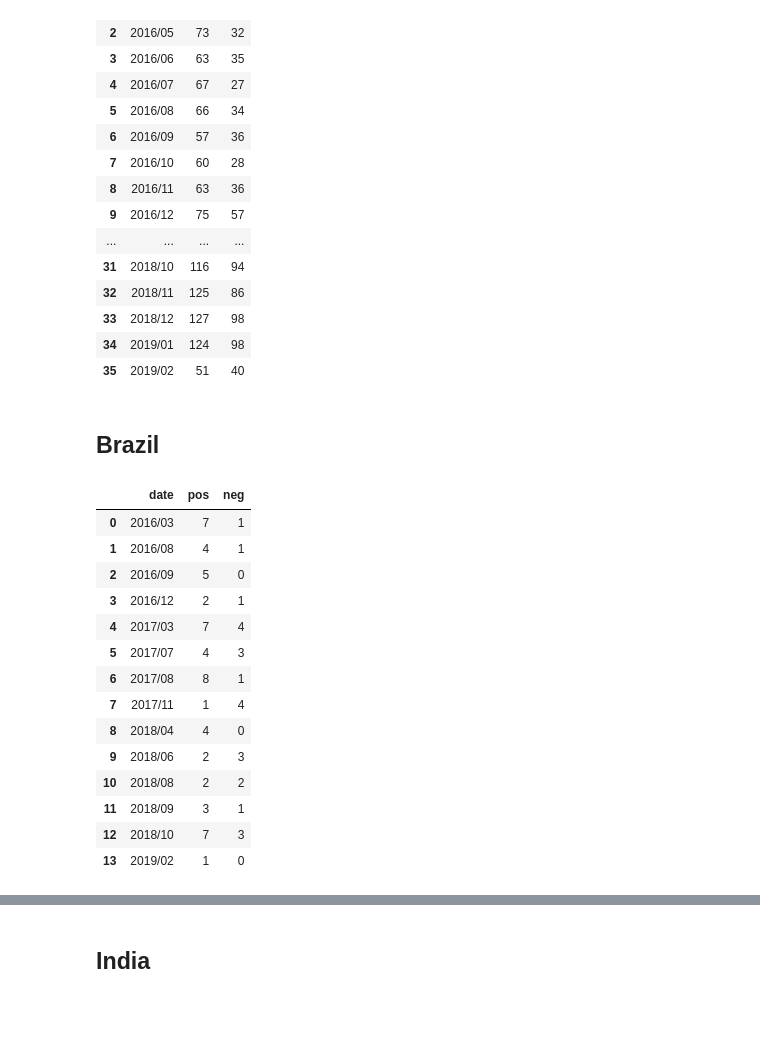
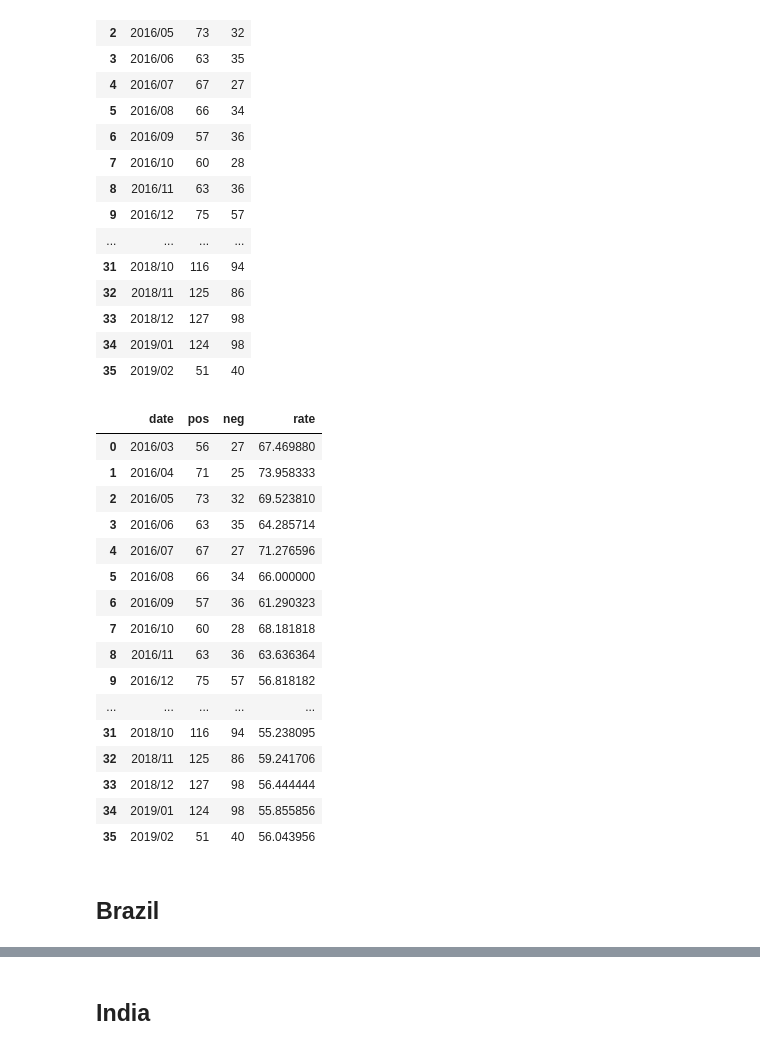
Before and after one commit to Jtrue27/Fintech-TM-ML, a Jupyter notebook: emotion/predict_new.ipynb, the cells around one changed output, grey strips where cells are left out. Drawn from its saved outputs; the diff is of its cells as text; code cells hidden in the pictures; blank space fills up the shorter version.

```diff
--- a/emotion/predict_new.ipynb
+++ b/emotion/predict_new.ipynb
@@ -139,27 +139,35 @@ china_df
 | 33 | 2018/12 | 127 | 98 |
 | 34 | 2019/01 | 124 | 98 |
 | 35 | 2019/02 | 51 | 40 |
+# %%
+def get_percentage(data):
+    percentage=[]
+    for i in range(36):
+        total=data['pos'][i]+data['neg'][i]
+        percentage.append((data['pos'][i]/total)*100)
+
+    data['rate']=percentage
+    return data
+# %%
+china_df=get_percentage(china_df)
+china_df
+# %% [output]
+|  | date | pos | neg | rate |
+| 0 | 2016/03 | 56 | 27 | 67.469880 |
+| 1 | 2016/04 | 71 | 25 | 73.958333 |
+| 2 | 2016/05 | 73 | 32 | 69.523810 |
+| 3 | 2016/06 | 63 | 35 | 64.285714 |
+| 4 | 2016/07 | 67 | 27 | 71.276596 |
+| 5 | 2016/08 | 66 | 34 | 66.000000 |
+| 6 | 2016/09 | 57 | 36 | 61.290323 |
+| 7 | 2016/10 | 60 | 28 | 68.181818 |
+| 8 | 2016/11 | 63 | 36 | 63.636364 |
+| 9 | 2016/12 | 75 | 57 | 56.818182 |
+| ... | ... | ... | ... | ... |
+| 31 | 2018/10 | 116 | 94 | 55.238095 |
+| 32 | 2018/11 | 125 | 86 | 59.241706 |
+| 33 | 2018/12 | 127 | 98 | 56.444444 |
+| 34 | 2019/01 | 124 | 98 | 55.855856 |
+| 35 | 2019/02 | 51 | 40 | 56.043956 |
 # %% [markdown]
 ## Brazil
-# %%
-import warnings
-warnings.filterwarnings('ignore')
-brazil=[0, 5, 6, 9, 12, 16, 17, 20, 25, 27, 29, 30, 31, 35]
-brazi_df=get_count(data=brazil,path='./data/Brazil.csv')
-brazi_df
-# %% [output]
-|  | date | pos | neg |
-| 0 | 2016/03 | 7 | 1 |
-| 1 | 2016/08 | 4 | 1 |
-| 2 | 2016/09 | 5 | 0 |
-| 3 | 2016/12 | 2 | 1 |
-| 4 | 2017/03 | 7 | 4 |
-| 5 | 2017/07 | 4 | 3 |
-| 6 | 2017/08 | 8 | 1 |
-| 7 | 2017/11 | 1 | 4 |
-| 8 | 2018/04 | 4 | 0 |
-| 9 | 2018/06 | 2 | 3 |
-| 10 | 2018/08 | 2 | 2 |
-| 11 | 2018/09 | 3 | 1 |
-| 12 | 2018/10 | 7 | 3 |
-| 13 | 2019/02 | 1 | 0 |
```
Also changed, not shown: parts of 5 cells of this notebook, 5 other files.
